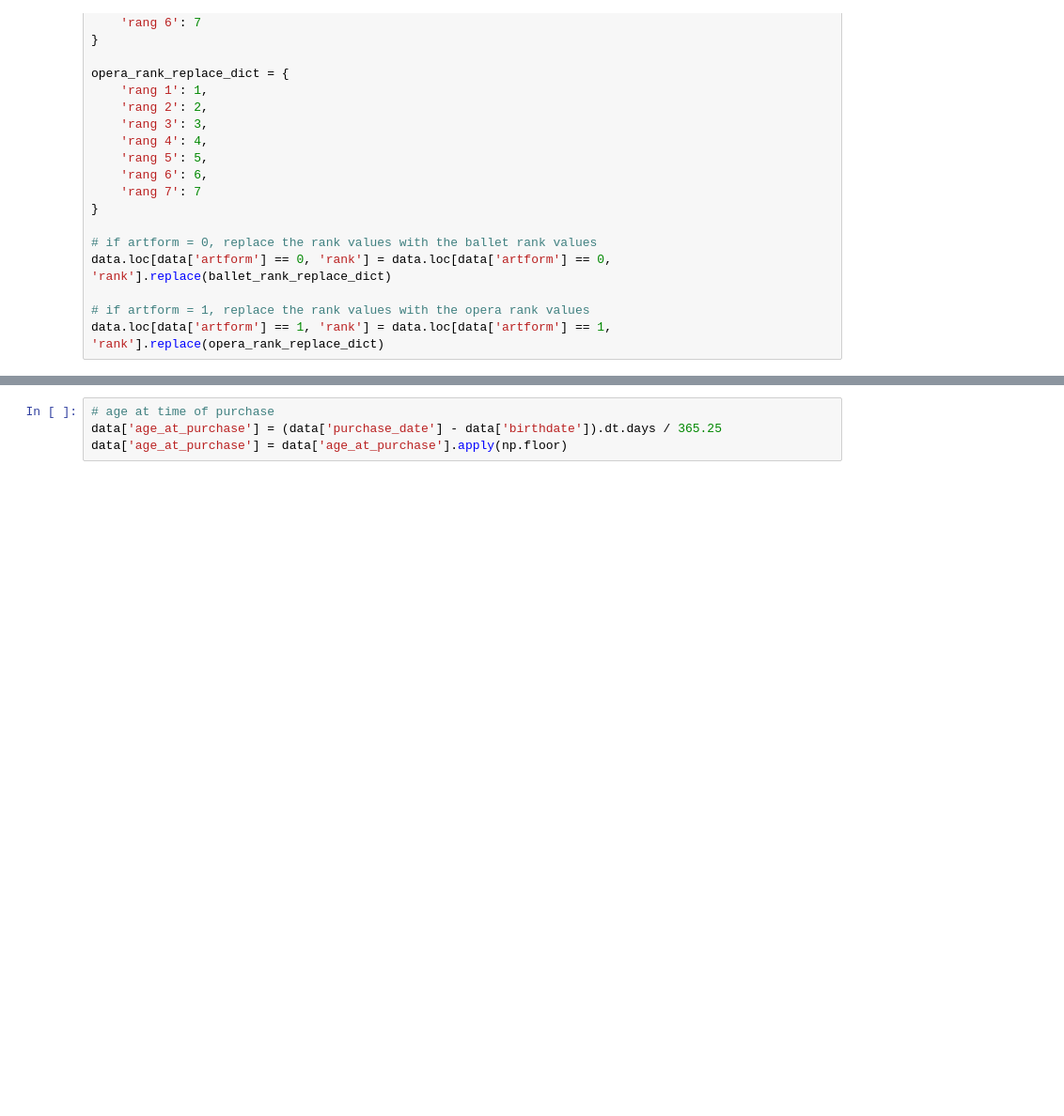
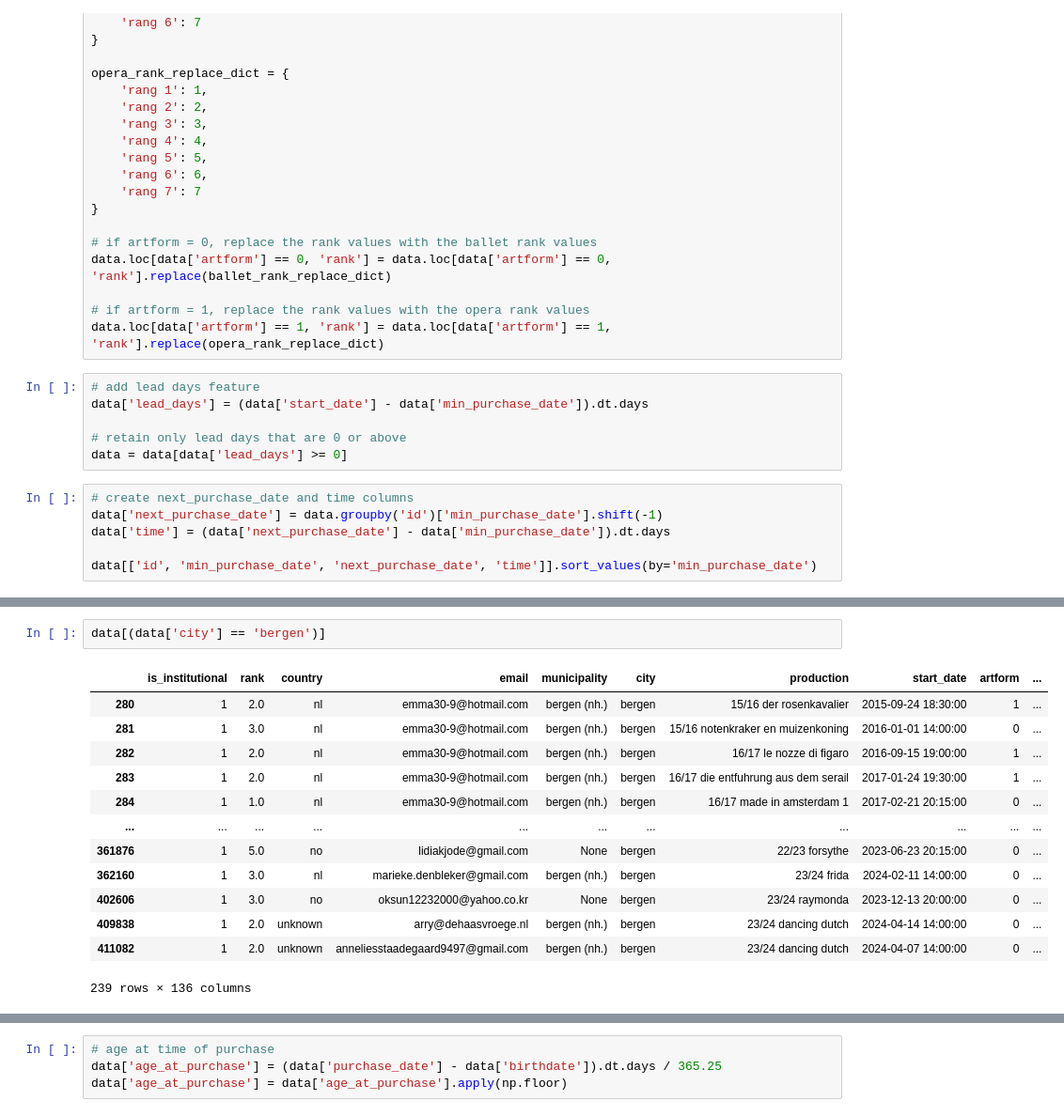
Before and after one commit to BingsHub/survival, a Jupyter notebook: src/notebooks/preprocessing/preprocessing.ipynb, the cells around one changed output, grey strips where cells are left out. Shown at 94% size. Cells and saved outputs as stored; diff of their text form; blank space fills up the shorter version.

```diff
--- a/src/notebooks/preprocessing/preprocessing.ipynb
+++ b/src/notebooks/preprocessing/preprocessing.ipynb
@@ -181,3 +167,15 @@ data.loc[data['artform'] == 0, 'rank'] = data.loc[data['artform'] == 0, 'rank'].
 
 # if artform = 1, replace the rank values with the opera rank values
 data.loc[data['artform'] == 1, 'rank'] = data.loc[data['artform'] == 1, 'rank'].replace(opera_rank_replace_dict)
+# %%
+# add lead days feature
+data['lead_days'] = (data['start_date'] - data['min_purchase_date']).dt.days
+
+# retain only lead days that are 0 or above
+data = data[data['lead_days'] >= 0]
+# %%
+# create next_purchase_date and time columns
+data['next_purchase_date'] = data.groupby('id')['min_purchase_date'].shift(-1)
+data['time'] = (data['next_purchase_date'] - data['min_purchase_date']).dt.days
+
+data[['id', 'min_purchase_date', 'next_purchase_date', 'time']].sort_values(by='min_purchase_date')
@@ -184 +196,17 @@ data.loc[data['artform'] == 1, 'rank'] = data.loc[data['artform'] == 1, 'rank'].
+# %%
+data[(data['city'] == 'bergen')]
+# %% [output]
+|  | is_institutional | rank | country | email | municipality | city | production | start_date | artform | ... |
+| 280 | 1 | 2.0 | nl | emma30-9@hotmail.com | bergen (nh.) | bergen | 15/16 der rosenkavalier | 2015-09-24 18:30:00 | 1 | ... |
+| 281 | 1 | 3.0 | nl | emma30-9@hotmail.com | bergen (nh.) | bergen | 15/16 notenkraker en muizenkoning | 2016-01-01 14:00:00 | 0 | ... |
+| 282 | 1 | 2.0 | nl | emma30-9@hotmail.com | bergen (nh.) | bergen | 16/17 le nozze di figaro | 2016-09-15 19:00:00 | 1 | ... |
+| 283 | 1 | 2.0 | nl | emma30-9@hotmail.com | bergen (nh.) | bergen | 16/17 die entfuhrung aus dem serail | 2017-01-24 19:30:00 | 1 | ... |
+| 284 | 1 | 1.0 | nl | emma30-9@hotmail.com | bergen (nh.) | bergen | 16/17 made in amsterdam 1 | 2017-02-21 20:15:00 | 0 | ... |
+| ... | ... | ... | ... | ... | ... | ... | ... | ... | ... | ... |
+| 361876 | 1 | 5.0 | no | lidiakjode@gmail.com | None | bergen | 22/23 forsythe | 2023-06-23 20:15:00 | 0 | ... |
+| 362160 | 1 | 3.0 | nl | marieke.denbleker@gmail.com | bergen (nh.) | bergen | 23/24 frida | 2024-02-11 14:00:00 | 0 | ... |
+| 402606 | 1 | 3.0 | no | oksun12232000@yahoo.co.kr | None | bergen | 23/24 raymonda | 2023-12-13 20:00:00 | 0 | ... |
+| 409838 | 1 | 2.0 | unknown | arry@dehaasvroege.nl | bergen (nh.) | bergen | 23/24 dancing dutch | 2024-04-14 14:00:00 | 0 | ... |
+| 411082 | 1 | 2.0 | unknown | anneliesstaadegaard9497@gmail.com | bergen (nh.) | bergen | 23/24 dancing dutch | 2024-04-07 14:00:00 | 0 | ... |
+239 rows × 136 columns
 # %%
```
Also changed, not shown: parts of 8 cells of this notebook, 1 other file.
